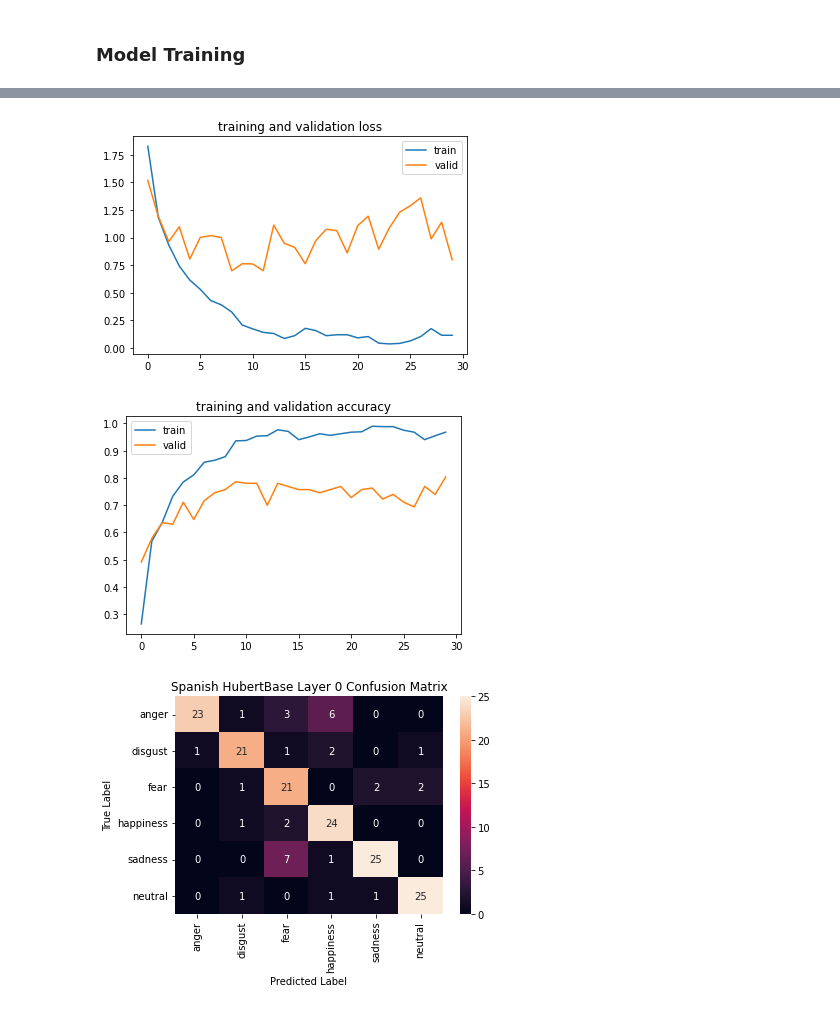
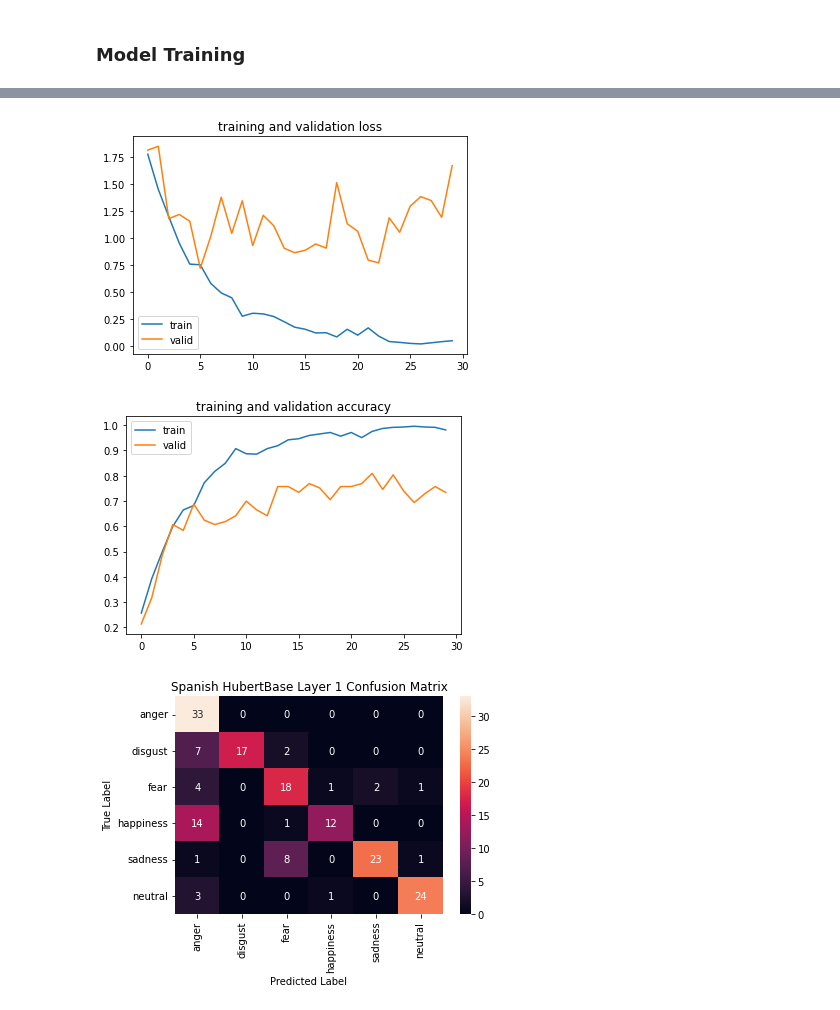
Before and after one commit to rul124/Capstone-MSED, a Jupyter notebook: Hubert_Base_Layers.ipynb, the cells around one changed output, grey strips where cells are left out. Saved outputs shown, nothing was run; the diff lists cells and outputs as text; code cells hidden in the pictures.

Commit message:
Layer 1

```diff
--- a/Hubert_Base_Layers.ipynb
+++ b/Hubert_Base_Layers.ipynb
@@ -182,6 +178,7 @@ num_to_cate = {'anger': 'angry',
  'sadness': 'sad',
  'neutral': 'neutral'}
 # %%
+labels = list(df['Label'])
 for layer in tqdm(range(12)):
   audios_cur = [torch.mean(audio, dim=0).tolist() for audio in audios[layer]]
   cate_audios = []
@@ -270,7 +279,7 @@ class ICASSP3CNN(nn.Module):
 from sklearn.model_selection import train_test_split
 from torch.utils.data import DataLoader
 # %%
-layer = 0
+layer = 1
 print("Length of audios",len(audios[0]))
 print("Shape of first:",audios[0][0].shape)
 print("Shape of last:",audios[0][-1].shape)
@@ -425,7 +434,7 @@ plt.legend()
 plt.title('training and validation loss')
 plt.show()
 # %% [output]
-[figure, old version]
+[figure, new version]
 # %%
 plt.plot(range(epochs), train_accuracies, label='train')
 plt.plot(range(epochs), valid_accuracies, label='valid')
@@ -433,7 +442,7 @@ plt.legend()
 plt.title('training and validation accuracy')
 plt.show()
 # %% [output]
-[figure, old version]
+[figure, new version]
 # %%
 from sklearn.metrics import confusion_matrix
 
@@ -451,13 +460,14 @@ for inputs, lengths, labels in test_dataloader:
 # %%
 import numpy as np
 cf = confusion_matrix(y_true, y_pred)
+df = pd.read_pickle(DF_PATH)
 classes = list(df['Label'].unique())
 df_cm = pd.DataFrame(cf, index = [i for i in classes],
                      columns = [i for i in classes])
 sns.heatmap(df_cm, annot=True)
 plt.xlabel('Predicted Label')
 plt.ylabel('True Label')
 plt.title(f'Spanish HubertBase Layer {layer} Confusion Matrix')
 plt.savefig(f'/content/drive/MyDrive/MESD/results/confusion_hubertbase_{layer}.png')
 # %% [output]
-[figure, old version]
+[figure, new version]
```
Also changed, not shown: parts of 4 cells of this notebook.
